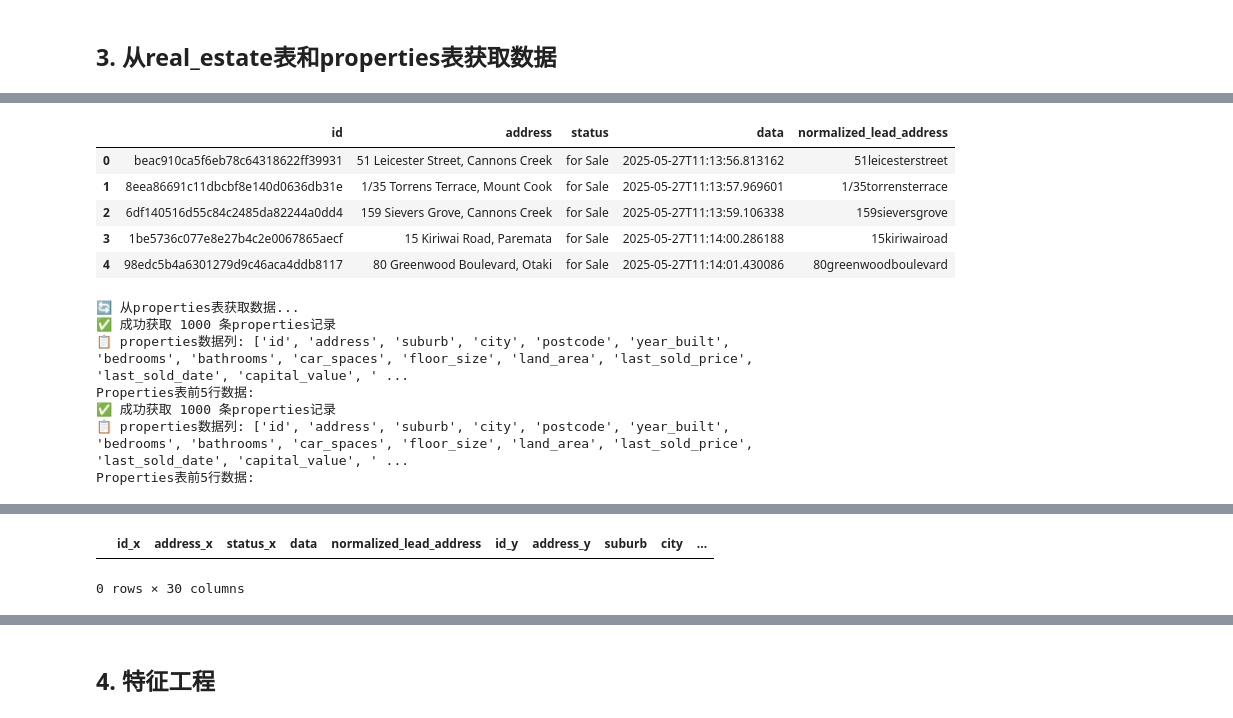
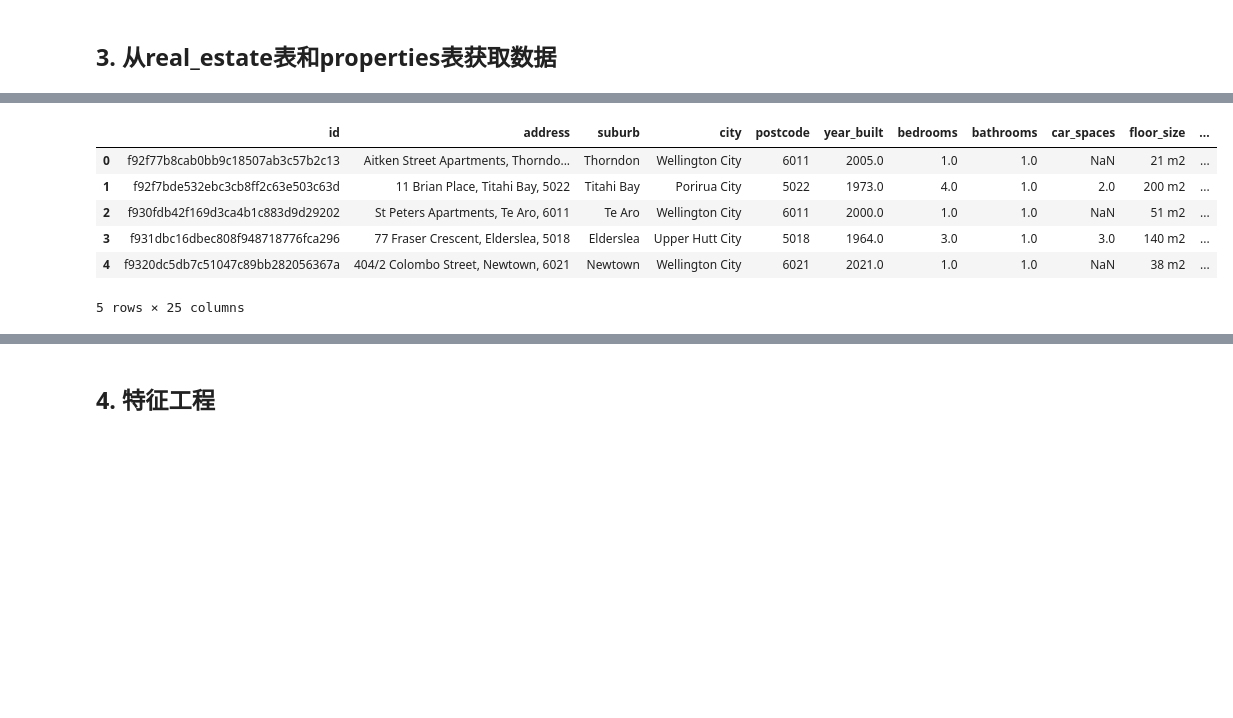
Before and after one commit to NZLouislu/nzlouis-property-ai-engine, a Jupyter notebook: notebooks/Wellington_Property_Prediction.ipynb, the cells around one changed output, grey strips where cells are left out. Drawn from its saved outputs; the diff is of its cells as text; code cells hidden in the pictures; blank space fills up the shorter version.

```diff
--- a/notebooks/Wellington_Property_Prediction.ipynb
+++ b/notebooks/Wellington_Property_Prediction.ipynb
@@ -83,20 +81,8 @@ else:
 # %% [markdown]
 ## 3. 从real_estate表和properties表获取数据
 # %%
-# 从real_estate表获取数据
-print("🔄 从real_estate表获取数据...")
-try:
-    real_estate_data = supabase_client.table('real_estate').select('*').execute()
-    real_estate_df = pd.DataFrame(real_estate_data.data)
-    print(f"✅ 成功获取 {len(real_estate_df)} 条real_estate记录")
-    print(f"📋 real_estate数据列: {list(real_estate_df.columns)}")
-    print("Real Estate表前5行数据:")
-    display(real_estate_df.head())
-except Exception as e:
-    print(f"❌ 获取数据时发生错误: {e}")
-
 # 从properties表获取数据
-print("\n🔄 从properties表获取数据...")
+print("🔄 从properties表获取数据...")
 try:
     properties_data = supabase_client.table('properties').select('*').execute()
     properties_df = pd.DataFrame(properties_data.data)
@@ -104,27 +90,31 @@ try:
     print(f"📋 properties数据列: {list(properties_df.columns)}")
     print("Properties表前5行数据:")
     display(properties_df.head())
+
+    # Clean floor_size and land_area
+    def clean_size(size_str):
+        if isinstance(size_str, str):
+            # Attempt to remove ' m2', commas, and handle potential ranges or non-numeric inputs
+            size_str = size_str.replace(' m2', '').replace(',', '').strip()
+            # Try converting to float, coercing errors to NaN
+            return pd.to_numeric(size_str, errors='coerce')
+        return size_str
+
+    if 'floor_size' in properties_df.columns:
+        properties_df['floor_size'] = properties_df['floor_size'].apply(clean_size)
+        print("✅ 清理 floor_size")
+
+    if 'land_area' in properties_df.columns:
+        properties_df['land_area'] = properties_df['land_area'].apply(clean_size)
+        print("✅ 清理 land_area")
+
+    # Save the processed data (optional, but good practice)
+    properties_df.to_csv('processed_property_data.csv', index=False)
+    print("✅ 数据已保存到 processed_property_data.csv")
+
 except Exception as e:
     print(f"❌ 获取数据时发生错误: {e}")
 
-# 合并两个表的数据
-print("\n🔄 合并real_estate和properties表数据...")
-try:
-    merged_df = pd.merge(
-        real_estate_df,
-        properties_df,
-        left_on='normalized_lead_address',
-        right_on='normalized_address',
-        how='inner'
-    )
-    print(f"✅ 合并后的数据: {len(merged_df)} 条记录")
-    print(f"?? 合并后的数据列: {list(merged_df.columns)}")
-    print("合并后的数据前5行:")
-    display(merged_df.head())
-
-    # 保存合并后的数据
-    merged_df.to_csv('processed_property_data.csv', index=False)
-    print("✅ 数据已保存到 processed_property_data.csv")
-except Exception as e:
-    print(f"❌ 合并数据时发生错误: {e}")
+# Assign properties_df to merged_df for subsequent cells that expect it
+merged_df = properties_df
 # %% [output]
@@ -138,13 +125,7 @@ Real Estate表前5行数据:
-|  | id | address | status | data | normalized_lead_address |
-| 0 | beac910ca5f6eb78c64318622ff39931 | 51 Leicester Street, Cannons Creek | for Sale | 2025-05-27T11:13:56.813162 | 51leicesterstreet |
-| 1 | 8eea86691c11dbcbf8e140d0636db31e | 1/35 Torrens Terrace, Mount Cook | for Sale | 2025-05-27T11:13:57.969601 | 1/35torrensterrace |
-| 2 | 6df140516d55c84c2485da82244a0dd4 | 159 Sievers Grove, Cannons Creek | for Sale | 2025-05-27T11:13:59.106338 | 159sieversgrove |
-| 3 | 1be5736c077e8e27b4c2e0067865aecf | 15 Kiriwai Road, Paremata | for Sale | 2025-05-27T11:14:00.286188 | 15kiriwairoad |
-| 4 | 98edc5b4a6301279d9c46aca4ddb8117 | 80 Greenwood Boulevard, Otaki | for Sale | 2025-05-27T11:14:01.430086 | 80greenwoodboulevard |
+|  | id | address | suburb | city | postcode | year_built | bedrooms | bathrooms | car_spaces | floor_size | ... |
+| 0 | f92f77b8cab0bb9c18507ab3c57b2c13 | Aitken Street Apartments, Thorndo... | Thorndon | Wellington City | 6011 | 2005.0 | 1.0 | 1.0 | NaN | 21 m2 | ... |
+| 1 | f92f7bde532ebc3cb8ff2c63e503c63d | 11 Brian Place, Titahi Bay, 5022 | Titahi Bay | Porirua City | 5022 | 1973.0 | 4.0 | 1.0 | 2.0 | 200 m2 | ... |
+| 2 | f930fdb42f169d3ca4b1c883d9d29202 | St Peters Apartments, Te Aro, 6011 | Te Aro | Wellington City | 6011 | 2000.0 | 1.0 | 1.0 | NaN | 51 m2 | ... |
+| 3 | f931dbc16dbec808f948718776fca296 | 77 Fraser Crescent, Elderslea, 5018 | Elderslea | Upper Hutt City | 5018 | 1964.0 | 3.0 | 1.0 | 3.0 | 140 m2 | ... |
+| 4 | f9320dc5db7c51047c89bb282056367a | 404/2 Colombo Street, Newtown, 6021 | Newtown | Wellington City | 6021 | 2021.0 | 1.0 | 1.0 | NaN | 38 m2 | ... |
-🔄 从properties表获取数据...
-✅ 成功获取 1000 条properties记录
-📋 properties数据列: ['id', 'address', 'suburb', 'city', 'postcode', 'year_built', 'bedrooms', 'bathrooms', 'car_spaces', 'floor_size', 'land_area', 'last_sold_price', 'last_sold_date', 'capital_value', ' ...
-Properties表前5行数据:
-✅ 成功获取 1000 条properties记录
-📋 properties数据列: ['id', 'address', 'suburb', 'city', 'postcode', 'year_built', 'bedrooms', 'bathrooms', 'car_spaces', 'floor_size', 'land_area', 'last_sold_price', 'last_sold_date', 'capital_value', ' ...
-Properties表前5行数据:
+5 rows × 25 columns
@@ -162,2 +134,0 @@ Properties表前5行数据:
-|  | id_x | address_x | status_x | data | normalized_lead_address | id_y | address_y | suburb | city | ... |
-0 rows × 30 columns
```
Also changed, not shown: parts of 4 cells of this notebook.
